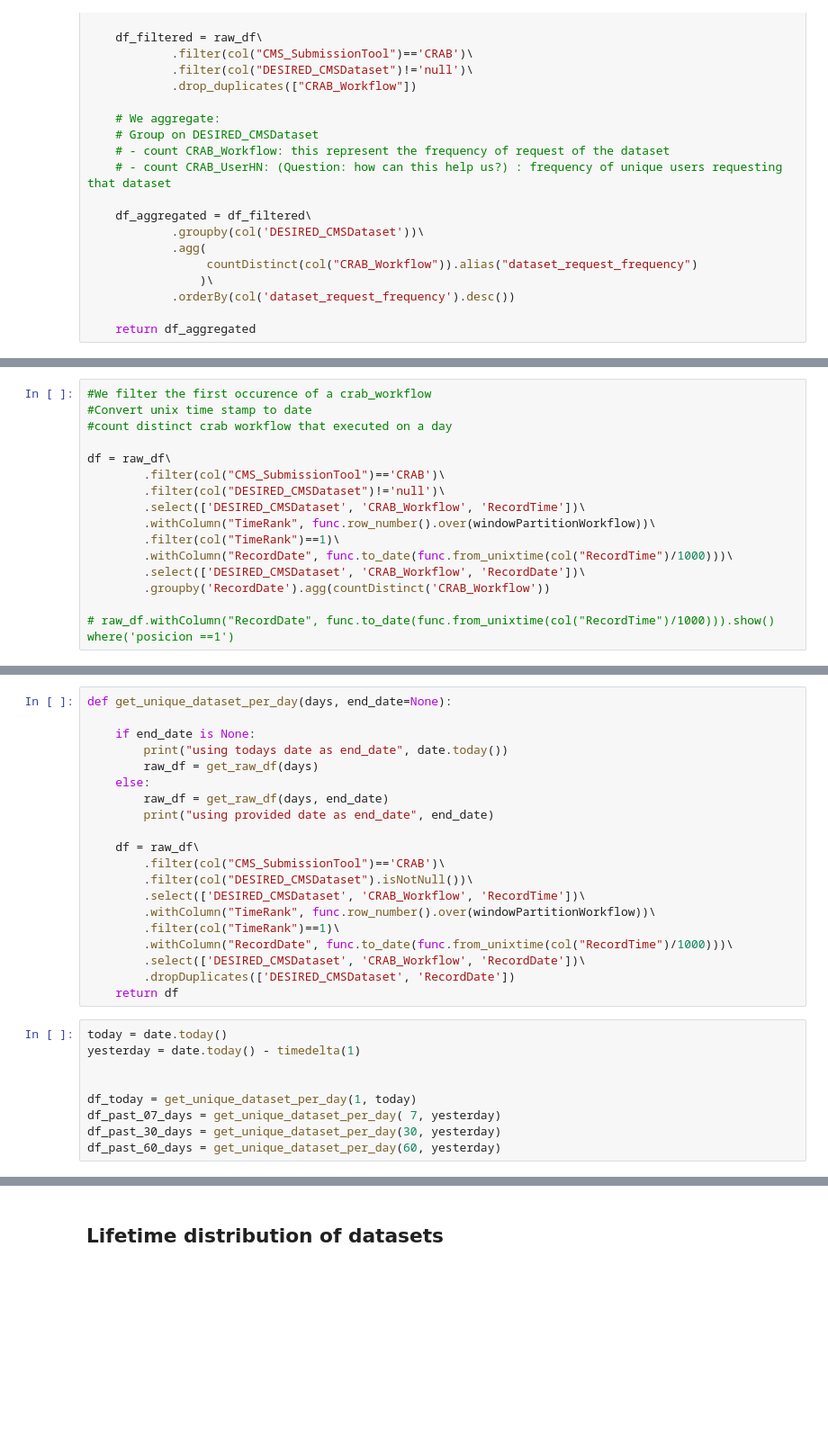
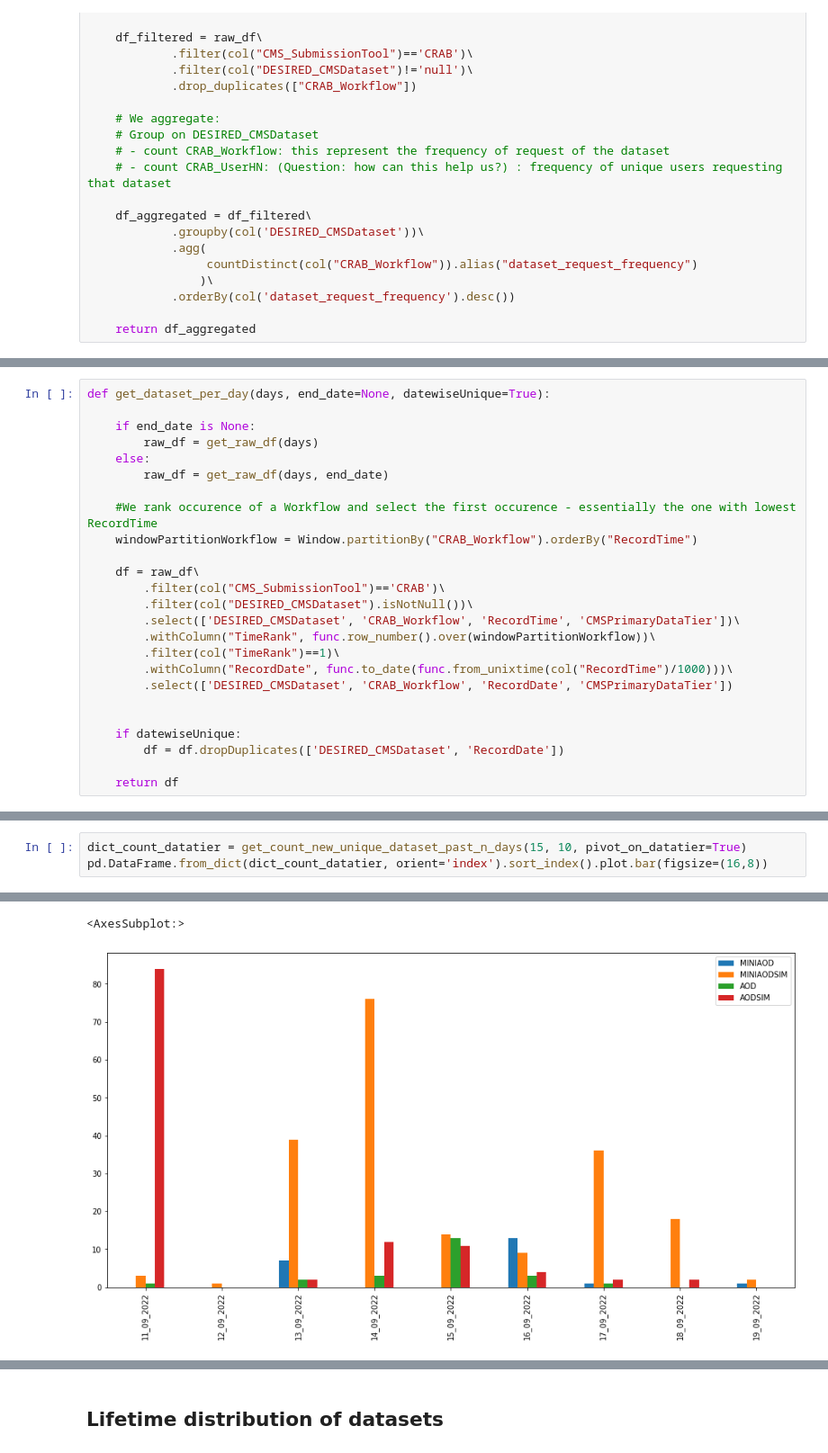
Before and after one commit to dynamic-entropy/CRABAnalysis, a Jupyter notebook: crab_historical.ipynb, the cells around one changed output, grey strips where cells are left out. Shown: that part at 90% size. Cells and saved outputs as stored; diff of their text form; blank space fills up the shorter version.

```diff
--- a/crab_historical.ipynb
+++ b/crab_historical.ipynb
@@ -174,16 +171,0 @@ windowPartitionWorkflow = Window.partitionBy("CRAB_Workflow").orderBy("RecordTim
-# %%
-#We filter the first occurence of a crab_workflow
-#Convert unix time stamp to date
-#count distinct crab workflow that executed on a day
-
-df = raw_df\
-        .filter(col("CMS_SubmissionTool")=='CRAB')\
-        .filter(col("DESIRED_CMSDataset")!='null')\
-        .select(['DESIRED_CMSDataset', 'CRAB_Workflow', 'RecordTime'])\
-        .withColumn("TimeRank", func.row_number().over(windowPartitionWorkflow))\
-        .filter(col("TimeRank")==1)\
-        .withColumn("RecordDate", func.to_date(func.from_unixtime(col("RecordTime")/1000)))\
-        .select(['DESIRED_CMSDataset', 'CRAB_Workflow', 'RecordDate'])\
-        .groupby('RecordDate').agg(countDistinct('CRAB_Workflow'))
-
-# raw_df.withColumn("RecordDate", func.to_date(func.from_unixtime(col("RecordTime")/1000))).show()   where('posicion ==1')
@@ -207,29 +224,25 @@ df.show()
 # %%
-def get_unique_dataset_per_day(days, end_date=None):
+def get_dataset_per_day(days, end_date=None, datewiseUnique=True):
 
     if end_date is None:
-        print("using todays date as end_date", date.today())
         raw_df = get_raw_df(days)
     else:
         raw_df = get_raw_df(days, end_date)
-        print("using provided date as end_date", end_date)
+
+    #We rank occurence of a Workflow and select the first occurence - essentially the one with lowest RecordTime
+    windowPartitionWorkflow = Window.partitionBy("CRAB_Workflow").orderBy("RecordTime")
 
     df = raw_df\
         .filter(col("CMS_SubmissionTool")=='CRAB')\
         .filter(col("DESIRED_CMSDataset").isNotNull())\
-        .select(['DESIRED_CMSDataset', 'CRAB_Workflow', 'RecordTime'])\
+        .select(['DESIRED_CMSDataset', 'CRAB_Workflow', 'RecordTime', 'CMSPrimaryDataTier'])\
         .withColumn("TimeRank", func.row_number().over(windowPartitionWorkflow))\
         .filter(col("TimeRank")==1)\
         .withColumn("RecordDate", func.to_date(func.from_unixtime(col("RecordTime")/1000)))\
-        .select(['DESIRED_CMSDataset', 'CRAB_Workflow', 'RecordDate'])\
-        .dropDuplicates(['DESIRED_CMSDataset', 'RecordDate'])
+        .select(['DESIRED_CMSDataset', 'CRAB_Workflow', 'RecordDate', 'CMSPrimaryDataTier'])
+
+
+    if datewiseUnique:
+        df = df.dropDuplicates(['DESIRED_CMSDataset', 'RecordDate'])
+
     return df
-# %%
-today = date.today()
-yesterday = date.today() - timedelta(1)
-
-
-df_today = get_unique_dataset_per_day(1, today)
-df_past_07_days = get_unique_dataset_per_day( 7, yesterday)
-df_past_30_days = get_unique_dataset_per_day(30, yesterday)
-df_past_60_days = get_unique_dataset_per_day(60, yesterday)
@@ -271,0 +293,4 @@ only showing top 20 rows
+# %%
+dict_count_datatier = get_count_new_unique_dataset_past_n_days(15, 10, pivot_on_datatier=True)
+pd.DataFrame.from_dict(dict_count_datatier, orient='index').sort_index().plot.bar(figsize=(16,8))
+# %% [output]
@@ -271,0 +307,2 @@ only showing top 20 rows
+<AxesSubplot:>
+[figure, added]
```
Also changed, not shown: parts of 84 cells of this notebook.
